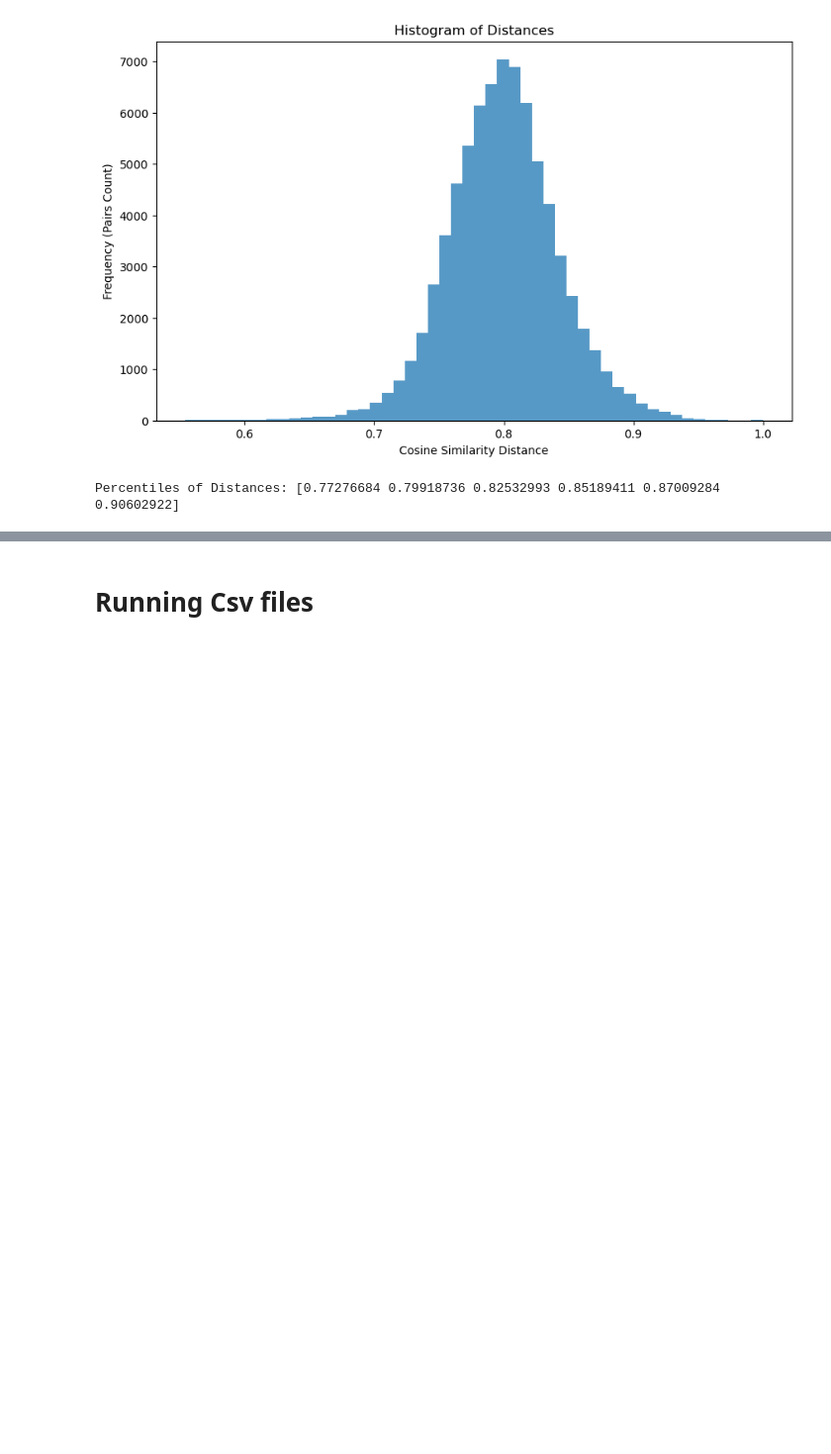
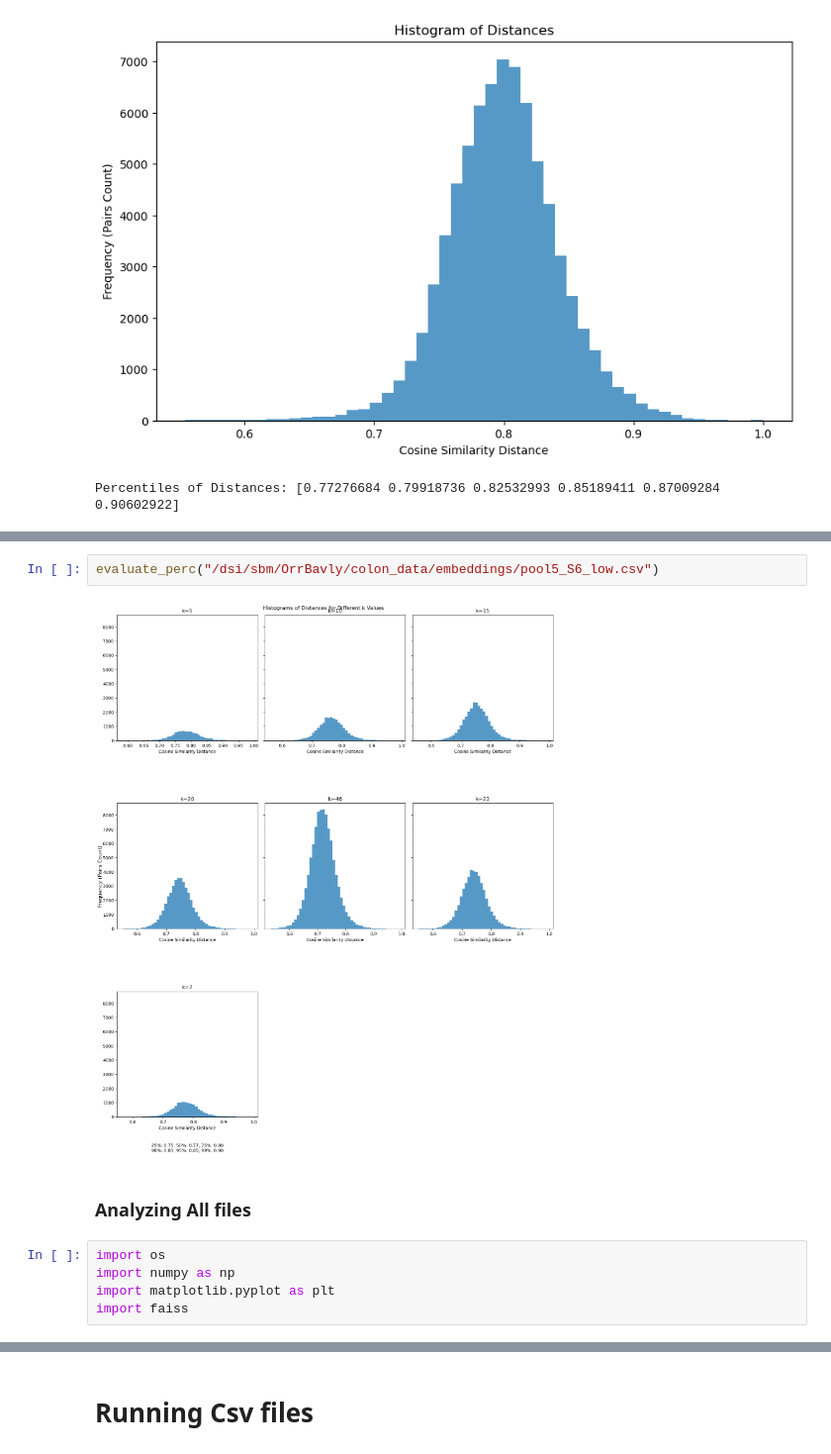
Before and after one commit to OrrBav/GNN_project, a Jupyter notebook: embedding_eda_new.ipynb, the cells around one changed output, grey strips where cells are left out. Shown at 99% size. Cells and saved outputs as stored; diff of their text form; blank space fills up the shorter version.

```diff
--- a/embedding_eda_new.ipynb
+++ b/embedding_eda_new.ipynb
@@ -728,0 +763,11 @@ Percentiles of Distances: [0.77276684 0.79918736 0.82532993 0.85189411 0.8700928
+# %%
+evaluate_perc("/dsi/sbm/OrrBavly/colon_data/embeddings/pool5_S6_low.csv")
+# %% [output]
+[figure, added]
+# %% [markdown]
+### Analyzing All files
+# %%
+import os
+import numpy as np
+import matplotlib.pyplot as plt
+import faiss
```
Also changed, not shown: parts of 7 cells of this notebook, 1 other file.
